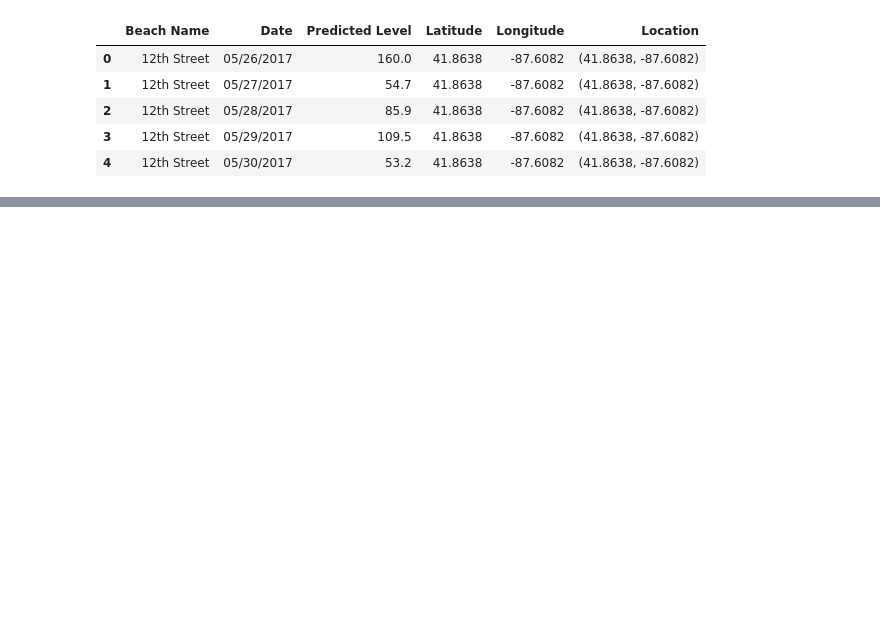
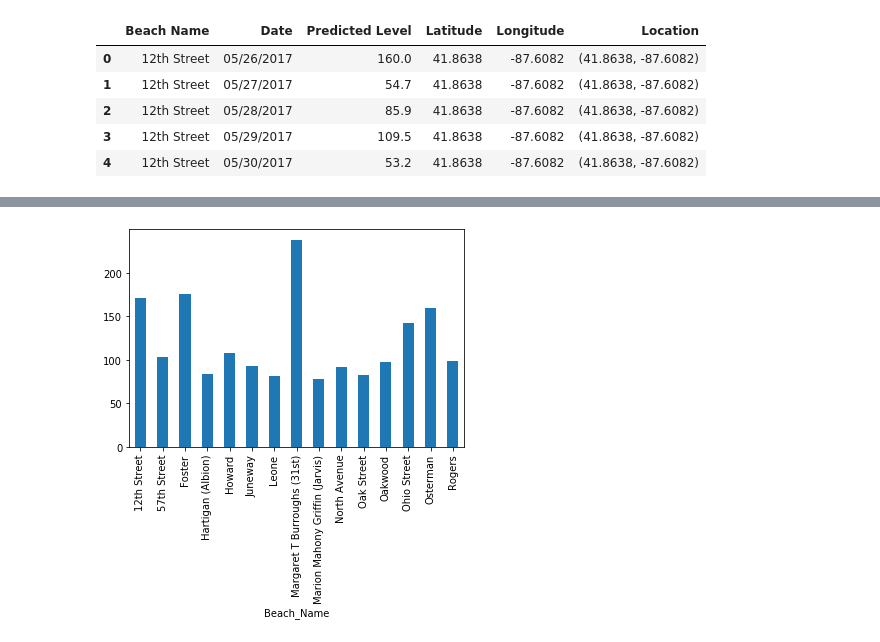
Before and after one commit to tveeder/city-beach-data-analysis, a Jupyter notebook: city_beach_analysis.ipynb, the cells around one changed output, grey strips where cells are left out. Cells and saved outputs as stored; diff of their text form; code cells hidden in the pictures; blank space fills up the shorter version.

```diff
--- a/city_beach_analysis.ipynb
+++ b/city_beach_analysis.ipynb
@@ -279,3 +279,8 @@ selected_beach_E_coli_df.head()
 | 2 | 12th Street | 05/28/2017 | 85.9 | 41.8638 | -87.6082 | (41.8638, -87.6082) |
 | 3 | 12th Street | 05/29/2017 | 109.5 | 41.8638 | -87.6082 | (41.8638, -87.6082) |
 | 4 | 12th Street | 05/30/2017 | 53.2 | 41.8638 | -87.6082 | (41.8638, -87.6082) |
+# %%
+selected_beach_E_coli_df.columns = [c.replace(' ', '_') for c in selected_beach_E_coli_df.columns]
+# %%
+E_coli = selected_beach_E_coli_df.groupby("Beach_Name")["Predicted_Level"].mean()
+E_coli
@@ -281,0 +305,4 @@ selected_beach_E_coli_df.head()
+# %%
+xE_coli= E_coli.plot.bar()
+# %% [output]
+[figure, added]
```
Also changed, not shown: parts of 1 cell of this notebook, 2 other files.
